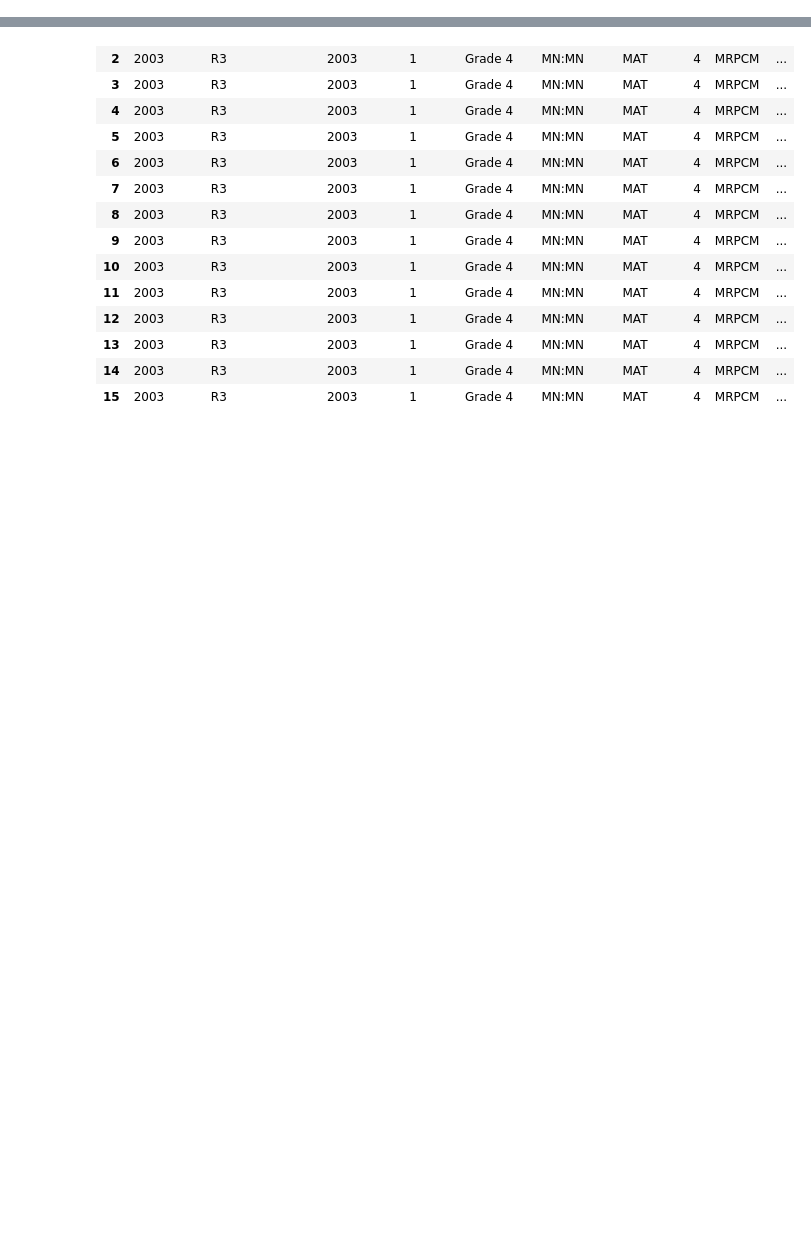
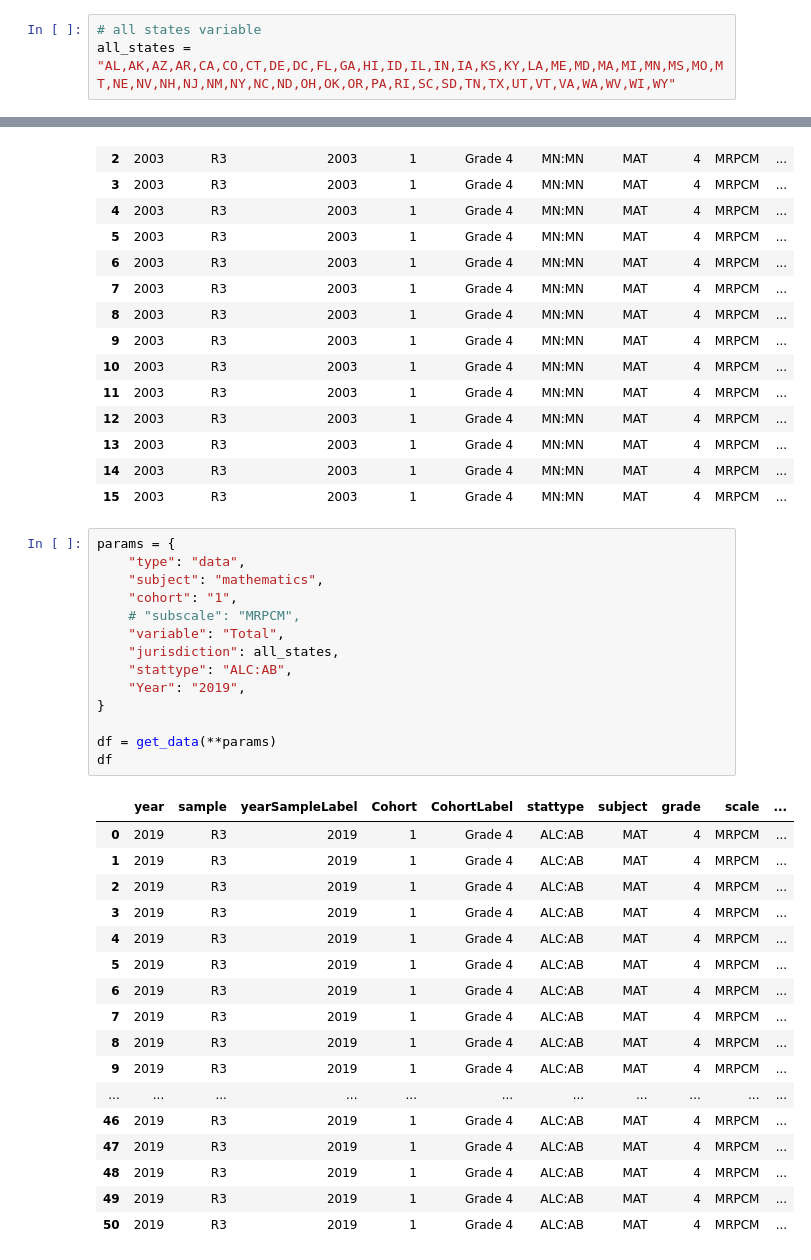
Before and after one commit to corwindark/5300_education_test_scores_project, a Jupyter notebook: api.ipynb, the cells around one changed output, grey strips where cells are left out. Saved outputs shown, nothing was run; the diff lists cells and outputs as text; blank space fills up the shorter version.

Commit message:
added all_states variable

```diff
--- a/api.ipynb
+++ b/api.ipynb
@@ -91,3 +123,6 @@ Use state abbreviations for the rest of the juristictions.
+# %%
+# all states variable
+all_states = "AL,AK,AZ,AR,CA,CO,CT,DE,DC,FL,GA,HI,ID,IL,IN,IA,KS,KY,LA,ME,MD,MA,MI,MN,MS,MO,MT,NE,NV,NH,NJ,NM,NY,NC,ND,OH,OK,OR,PA,RI,SC,SD,TN,TX,UT,VT,VA,WA,WV,WI,WY"
 # %%
 params = {
     "type": "data",
@@ -120,3 +155,35 @@ df
 | 13 | 2003 | R3 | 2003 | 1 | Grade 4 | MN:MN | MAT | 4 | MRPCM | ... |
 | 14 | 2003 | R3 | 2003 | 1 | Grade 4 | MN:MN | MAT | 4 | MRPCM | ... |
 | 15 | 2003 | R3 | 2003 | 1 | Grade 4 | MN:MN | MAT | 4 | MRPCM | ... |
+# %%
+params = {
+    "type": "data",
+    "subject": "mathematics",
+    "cohort": "1",
+    # "subscale": "MRPCM",
+    "variable": "Total",
+    "jurisdiction": all_states,
+    "stattype": "ALC:AB",
+    "Year": "2019",
+}
+
+df = get_data(**params)
+df
+# %% [output]
+|  | year | sample | yearSampleLabel | Cohort | CohortLabel | stattype | subject | grade | scale | ... |
+| 0 | 2019 | R3 | 2019 | 1 | Grade 4 | ALC:AB | MAT | 4 | MRPCM | ... |
+| 1 | 2019 | R3 | 2019 | 1 | Grade 4 | ALC:AB | MAT | 4 | MRPCM | ... |
+| 2 | 2019 | R3 | 2019 | 1 | Grade 4 | ALC:AB | MAT | 4 | MRPCM | ... |
+| 3 | 2019 | R3 | 2019 | 1 | Grade 4 | ALC:AB | MAT | 4 | MRPCM | ... |
+| 4 | 2019 | R3 | 2019 | 1 | Grade 4 | ALC:AB | MAT | 4 | MRPCM | ... |
+| 5 | 2019 | R3 | 2019 | 1 | Grade 4 | ALC:AB | MAT | 4 | MRPCM | ... |
+| 6 | 2019 | R3 | 2019 | 1 | Grade 4 | ALC:AB | MAT | 4 | MRPCM | ... |
+| 7 | 2019 | R3 | 2019 | 1 | Grade 4 | ALC:AB | MAT | 4 | MRPCM | ... |
+| 8 | 2019 | R3 | 2019 | 1 | Grade 4 | ALC:AB | MAT | 4 | MRPCM | ... |
+| 9 | 2019 | R3 | 2019 | 1 | Grade 4 | ALC:AB | MAT | 4 | MRPCM | ... |
+| ... | ... | ... | ... | ... | ... | ... | ... | ... | ... | ... |
+| 46 | 2019 | R3 | 2019 | 1 | Grade 4 | ALC:AB | MAT | 4 | MRPCM | ... |
+| 47 | 2019 | R3 | 2019 | 1 | Grade 4 | ALC:AB | MAT | 4 | MRPCM | ... |
+| 48 | 2019 | R3 | 2019 | 1 | Grade 4 | ALC:AB | MAT | 4 | MRPCM | ... |
+| 49 | 2019 | R3 | 2019 | 1 | Grade 4 | ALC:AB | MAT | 4 | MRPCM | ... |
+| 50 | 2019 | R3 | 2019 | 1 | Grade 4 | ALC:AB | MAT | 4 | MRPCM | ... |
```
Also changed, not shown: parts of 1 cell of this notebook.
